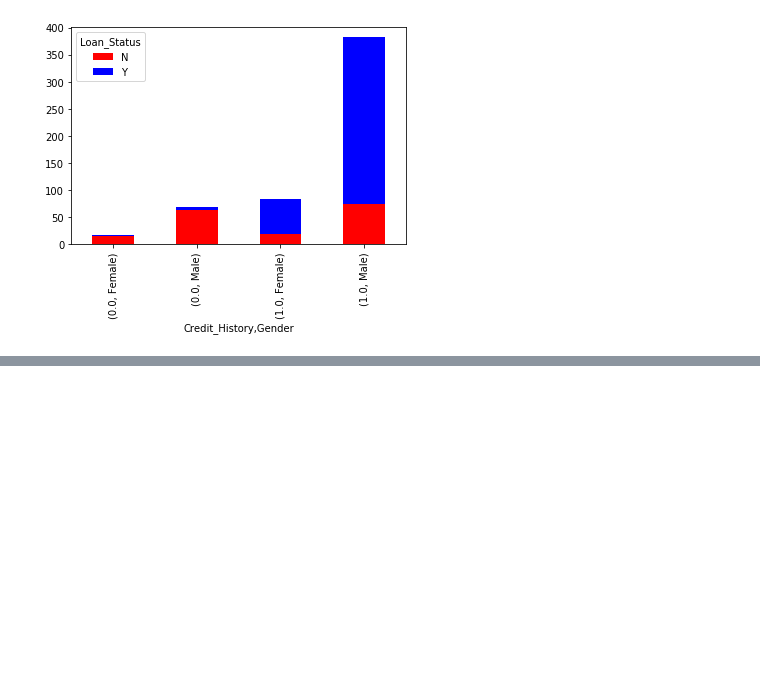
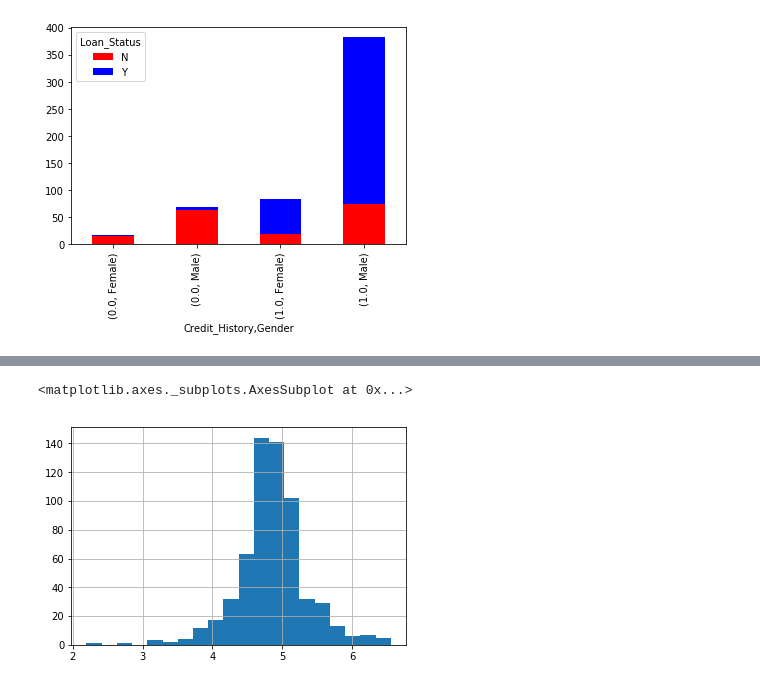
Before and after one commit to Anes31/Loan-Prediction, a Jupyter notebook: Loan_Prediction.ipynb, the cells around one changed output, grey strips where cells are left out. Cells and saved outputs as stored; diff of their text form; code cells hidden in the pictures; blank space fills up the shorter version.

```diff
--- a/Loan_Prediction.ipynb
+++ b/Loan_Prediction.ipynb
@@ -144,0 +169,2 @@ temp5.plot(kind='bar', stacked=True, color=['red','blue'], grid=False)
+# %%
+data['Self_Employed'].fillna('No', inplace=True)
@@ -144,0 +179,5 @@ temp5.plot(kind='bar', stacked=True, color=['red','blue'], grid=False)
+# %%
+def fage(x):
+ return table.loc[x['Self_Employed'],x['Education']]
+# %%
+data['LoanAmount'].fillna(data[data['LoanAmount'].isnull()].apply(fage, axis=1), inplace=True)
@@ -144,0 +188,6 @@ temp5.plot(kind='bar', stacked=True, color=['red','blue'], grid=False)
+# %%
+data['LoanAmount_log'] = np.log(data['LoanAmount'])
+data['LoanAmount_log'].hist(bins=20)
+# %% [output]
+<matplotlib.axes._subplots.AxesSubplot at 0x...>
+[figure, added]
```
Also changed, not shown: parts of 18 cells of this notebook.
